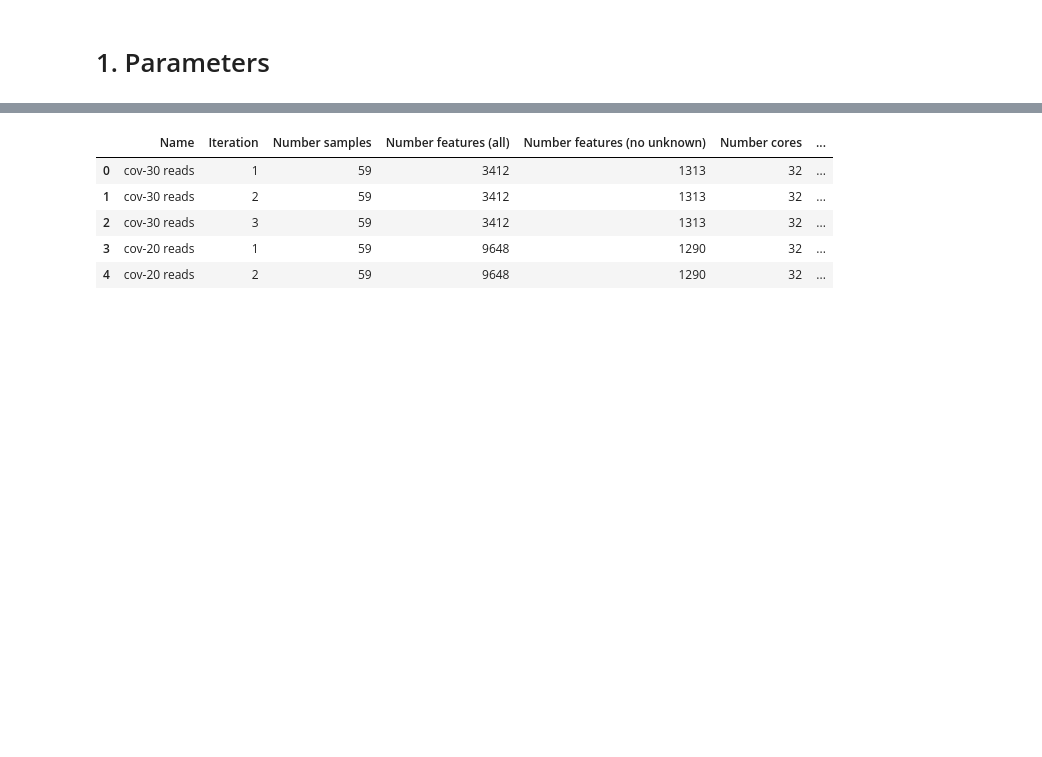
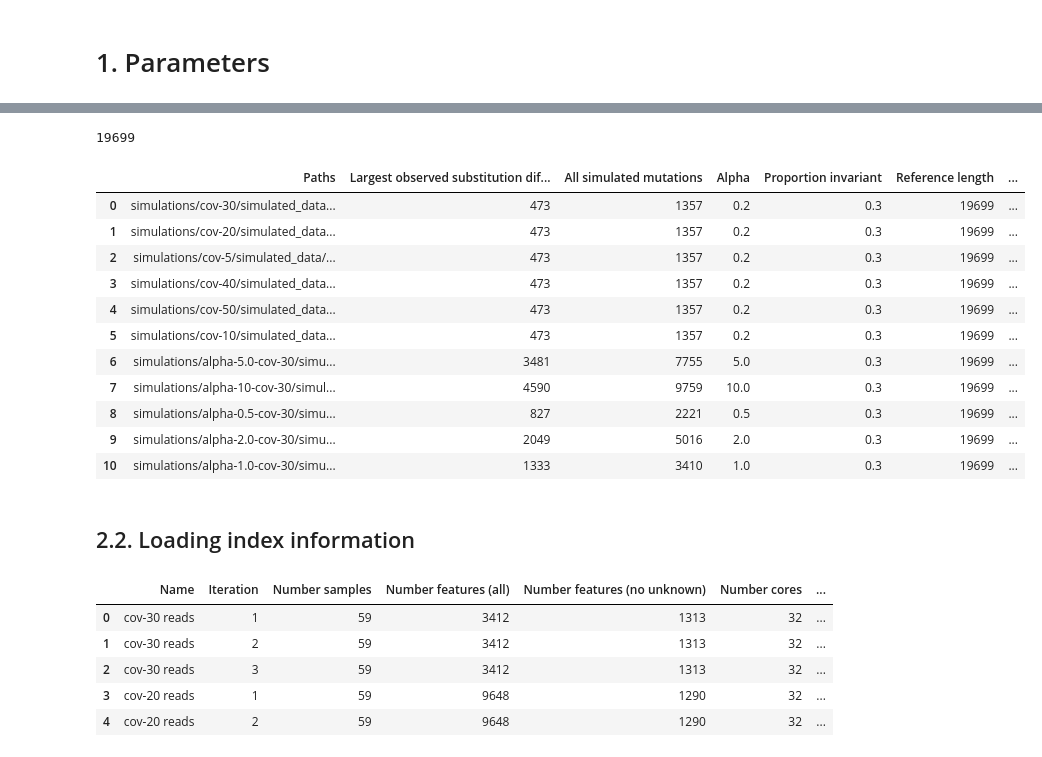
Before and after one commit to apetkau/genomics-data-index-evaluation-manuscript, a Jupyter notebook: evaluations/simulation/7-comparing-results.ipynb, the cells around one changed output, grey strips where cells are left out. Saved outputs shown, nothing was run; the diff lists cells and outputs as text; code cells hidden in the pictures; blank space fills up the shorter version.

Commit message:
Added section on alpha and proportion of mutations

```diff
--- a/evaluations/simulation/7-comparing-results.ipynb
+++ b/evaluations/simulation/7-comparing-results.ipynb
@@ -15,6 +15,8 @@ if not figures_path.exists():
     mkdir(figures_path)
 
 min_cov = 10
+sub_invariant = 0.3
+reference_file = simulation_root_dir / 'reference' / 'reference.fa.gz'
 
 simulation_cases = glob.glob(str(simulation_root_dir / 'cov*')) + glob.glob(str(simulation_root_dir / 'alpha*'))
 simulation_cases = [Path(x) for x in simulation_cases]
@@ -22,0 +27,3 @@ simulation_cases = [Path(x) for x in simulation_cases]
+# %%
+haplotypes_reads_paths = [x / 'simulated_data/haplotypes.vcf.gz' for x in simulation_cases]
+haplotypes_reads_paths
@@ -23,3 +42,68 @@ simulation_cases = [Path(x) for x in simulation_cases]
+# %%
+from genomics_data_index.storage.io.mutation.SequenceFile import SequenceFile
+
+reference_name, records = SequenceFile(reference_file).parse_sequence_file()
+reference_length = 0
+for record in records:
+    reference_length = reference_length + len(record)
+reference_length
+# %% [output]
+19699
+# %%
+import vcf
+from typing import Dict, List, Tuple
+
+sample1 = 'reference'
+sample2 = 'SH14-012'
+
+def observed_differences(file: Path, sample1: str, sample2: str) -> Tuple[int, int]:
+    reader = vcf.Reader(filename=str(file))
+    df = pd.DataFrame([vars(r) for r in reader])
+    df['samples_map'] = df['samples'].apply(lambda x: {s.sample: s for s in x})
+    df_no_indel = df[~df['samples'].apply(lambda x: x[0].site.is_indel)]
+    df_indel = df[df['samples'].apply(lambda x: x[0].site.is_indel)]
+
+    number_no_indel = df_no_indel['samples_map'].apply(lambda x: x[sample1].data.GT != x[sample2].data.GT).value_counts()[True]
+    all_simulated_mutations = len(df)
+
+    return number_no_indel, all_simulated_mutations
+
+def all_observed_diffs(files: List[Path], sample1: str, sample2: str) -> List[int]:
+    all_results = [observed_differences(file=x, sample1=sample1, sample2=sample2) for x in files]
+    substitution_differences = [x for x,y in all_results]
+    all_simulated_mutations = [y for x,y in all_results]
+
+    return {
+        'Paths': list(map(str, files)),
+        'Largest observed substitution difference': substitution_differences,
+        'All simulated mutations': all_simulated_mutations,
+    }
+
+simulation_mutations = all_observed_diffs(haplotypes_reads_paths, sample1=sample1, sample2=sample2)
+# %%
+obs_subs_df = pd.DataFrame(simulation_mutations)
+obs_subs_df['Alpha'] = obs_subs_df['Paths'].str.extract(r'alpha-([^-]+)-').astype(float)
+obs_subs_df.loc[obs_subs_df['Paths'].str.contains('/cov-'), 'Alpha'] = 0.2
+obs_subs_df['Proportion invariant'] = sub_invariant
+obs_subs_df['Reference length'] = reference_length
+obs_subs_df['Proportion reference largest observed substitutions'] = obs_subs_df['Largest observed substitution difference'] \
+    / obs_subs_df['Reference length']
+obs_subs_df
+# %% [output]
+|  | Paths | Largest observed substitution dif... | All simulated mutations | Alpha | Proportion invariant | Reference length | ... |
+| 0 | simulations/cov-30/simulated_data... | 473 | 1357 | 0.2 | 0.3 | 19699 | ... |
+| 1 | simulations/cov-20/simulated_data... | 473 | 1357 | 0.2 | 0.3 | 19699 | ... |
+| 2 | simulations/cov-5/simulated_data/... | 473 | 1357 | 0.2 | 0.3 | 19699 | ... |
+| 3 | simulations/cov-40/simulated_data... | 473 | 1357 | 0.2 | 0.3 | 19699 | ... |
+| 4 | simulations/cov-50/simulated_data... | 473 | 1357 | 0.2 | 0.3 | 19699 | ... |
+| 5 | simulations/cov-10/simulated_data... | 473 | 1357 | 0.2 | 0.3 | 19699 | ... |
+| 6 | simulations/alpha-5.0-cov-30/simu... | 3481 | 7755 | 5.0 | 0.3 | 19699 | ... |
+| 7 | simulations/alpha-10-cov-30/simul... | 4590 | 9759 | 10.0 | 0.3 | 19699 | ... |
+| 8 | simulations/alpha-0.5-cov-30/simu... | 827 | 2221 | 0.5 | 0.3 | 19699 | ... |
+| 9 | simulations/alpha-2.0-cov-30/simu... | 2049 | 5016 | 2.0 | 0.3 | 19699 | ... |
+| 10 | simulations/alpha-1.0-cov-30/simu... | 1333 | 3410 | 1.0 | 0.3 | 19699 | ... |
+# %% [markdown]
+## 2.2. Loading index information
 # %%
 from typing import List
 
```
Also changed, not shown: parts of 22 cells of this notebook.
